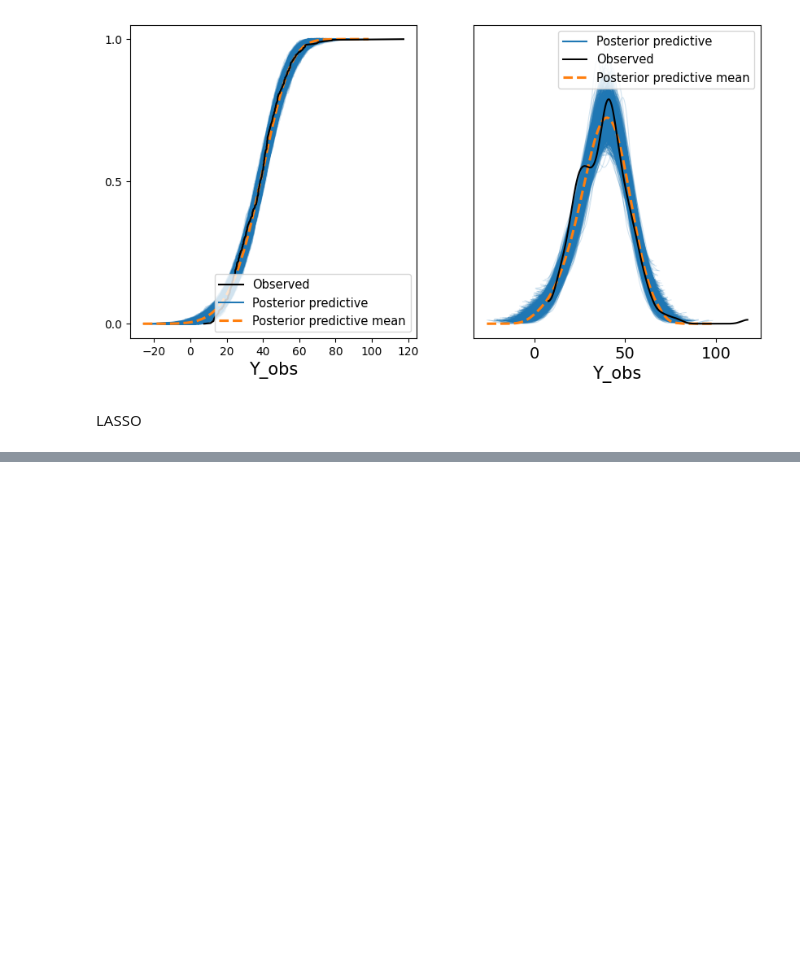
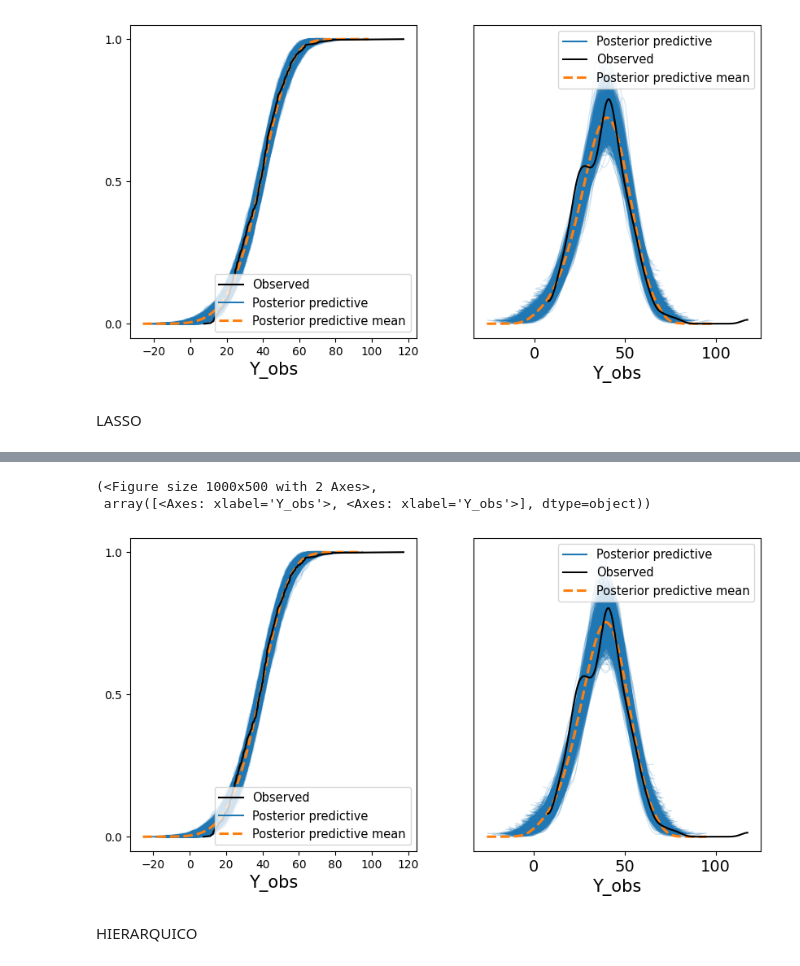
Before and after one commit to AnabelleSouza/CRUD_PDO-CONTEINER, a Jupyter notebook: Real_Estate_Valuation_2ipynb.ipynb, the cells around one changed output, grey strips where cells are left out. Drawn from its saved outputs; the diff is of its cells as text; code cells hidden in the pictures; blank space fills up the shorter version.

```diff
--- a/Real_Estate_Valuation_2ipynb.ipynb
+++ b/Real_Estate_Valuation_2ipynb.ipynb
@@ -263,0 +326,6 @@ LASSO
+# %%
+with model_lasso:
+  trace_pos_lasso = pm.sample_posterior_predictive(trace_lasso)
+
+analise_posteriori(trace_pos_lasso)
+# %% [output]
@@ -263,0 +334,5 @@ LASSO
+(<Figure size 1000x500 with 2 Axes>,
+ array([<Axes: xlabel='Y_obs'>, <Axes: xlabel='Y_obs'>], dtype=object))
+[figure, added]
+# %% [markdown]
+HIERARQUICO
```
Also changed, not shown: parts of 20 cells of this notebook.
